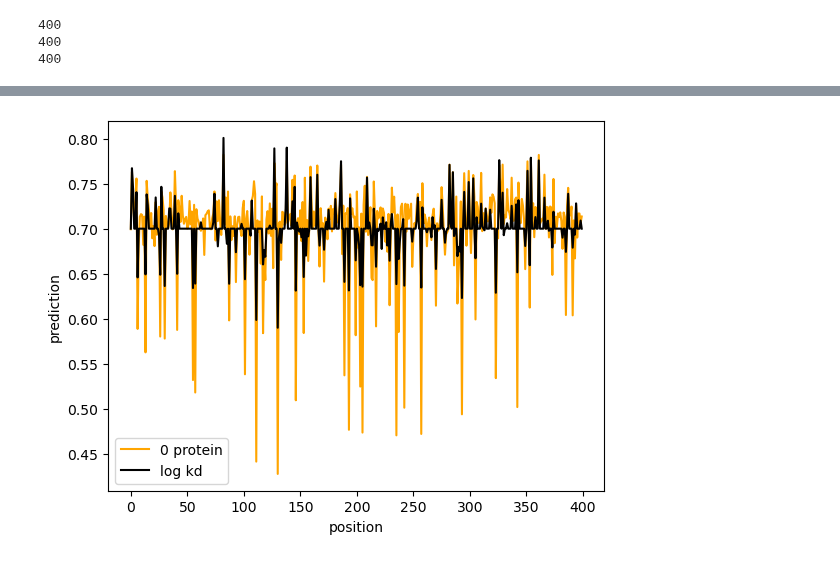
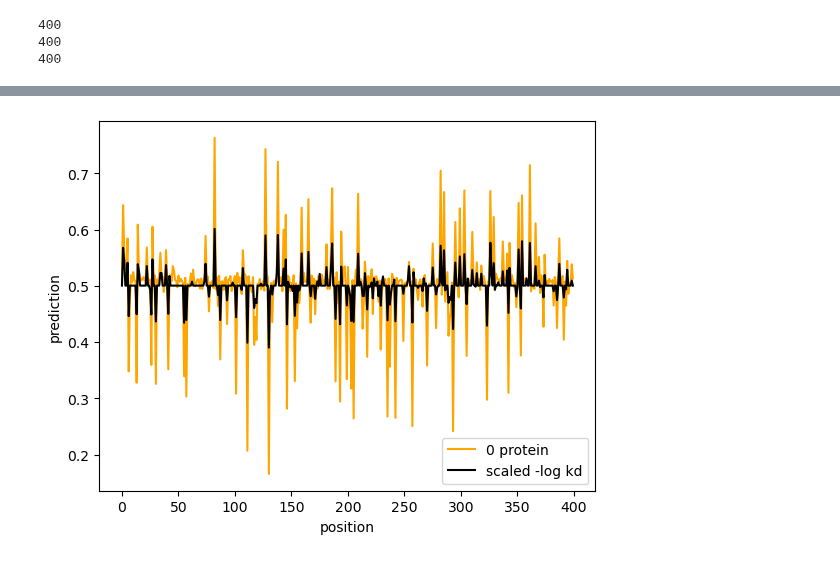
Before and after one commit to JoshuaGensel/MIME_ML, a Jupyter notebook: src/simFiles/deepModelTest.ipynb, the cells around one changed output, grey strips where cells are left out. Saved outputs shown, nothing was run; the diff lists cells and outputs as text; code cells hidden in the pictures.

Commit message:
improved deep model test

```diff
--- a/src/simFiles/deepModelTest.ipynb
+++ b/src/simFiles/deepModelTest.ipynb
@@ -39,12 +39,12 @@ train_dataset = TensorDataset(X_train, y_train)
 test_dataset = TensorDataset(X_test, y_test)
 # %%
 #set model parameters
-batch_size = 64
+batch_size = 128
 learning_rate = 0.001
-num_epochs = 10
-lambda_l2 = 0.001
+num_epochs = 20
+lambda_l1 = 0.0001
 size_factor_hidden = 10
-bottle_neck_factor = 1/size_factor_hidden
+bottle_neck_factor = 2/size_factor_hidden
 # %%
 #load data into torch dataloaders
 train_loader = DataLoader(train_dataset, batch_size=batch_size, shuffle=True)
@@ -68,16 +68,19 @@ class Net(nn.Module):
         self.fc1 = nn.Linear(input_dim, input_dim*size_factor_hidden)
         #second layer with inputdim*size_factor_hidden input neurons and inputdim*size_factor_hidden output neurons
         self.fc2 = nn.Linear(input_dim*size_factor_hidden, input_dim*size_factor_hidden)
-        #third layer with inputdim*size_factor_hidden input neurons and inputdim output neurons
-        self.fc3 = nn.Linear(input_dim*size_factor_hidden, int(input_dim*size_factor_hidden*bottle_neck_factor))
-        #fourth layer with inputdim input neurons and output_dim output neurons
-        self.fc4 = nn.Linear(int(input_dim*size_factor_hidden*bottle_neck_factor), output_dim)
+        #third layer with inputdim*size_factor_hidden input neurons and inputdim*size_factor_hidden output neurons
+        self.fc3 = nn.Linear(input_dim*size_factor_hidden, input_dim*size_factor_hidden)
+        #fourth layer with inputdim*size_factor_hidden input neurons and inputdim output neurons
+        self.fc4 = nn.Linear(input_dim*size_factor_hidden, int(input_dim*size_factor_hidden*bottle_neck_factor))
+        #fifth layer with inputdim input neurons and output_dim output neurons
+        self.fc5 = nn.Linear(int(input_dim*size_factor_hidden*bottle_neck_factor), output_dim)
 
     def forward(self, x):
         x = F.relu(self.fc1(x))
         x = F.relu(self.fc2(x))
         x = F.relu(self.fc3(x))
-        x = torch.sigmoid(self.fc4(x))
+        x = F.relu(self.fc4(x))
+        x = torch.sigmoid(self.fc5(x))
         return x
 # %%
 #initialize model
@@ -92,8 +96,8 @@ Net(
 )
 # %%
-#set loss function and adam optimizer with l2 regularization
+#set loss function and adam optimizer
 criterion = nn.BCELoss()
-optimizer = optim.Adam(model.parameters(), lr=learning_rate, weight_decay=lambda_l2)
+optimizer = optim.Adam(model.parameters(), lr=learning_rate)
 # %%
 #import tqdm notebook for progress bar
 from tqdm import tqdm
@@ -101,6 +105,7 @@ from tqdm import tqdm
 #train model on gpu and track training and test loss
 train_losses = []
 test_losses = []
+batch_losses = []
 for epoch in range(num_epochs):
     print('Epoch {}/{}'.format(epoch+1, num_epochs))
     train_loss = 0
@@ -110,16 +115,20 @@ for epoch in range(num_epochs):
         data, target = data.to(device), target.to(device)
         optimizer.zero_grad()
         output = model(data)
-        loss = criterion(output, target)
+        l1_norm = 0
+        for param in model.parameters():
+            l1_norm += torch.norm(param, 1)
+        loss = criterion(output, target) + lambda_l1*l1_norm
         loss.backward()
         optimizer.step()
         train_loss += loss.item()
+        batch_losses.append(loss.item())
     train_losses.append(train_loss/len(train_loader))
     model.eval()
     for data, target in tqdm(test_loader):
         data, target = data.to(device), target.to(device)
         output = model(data)
-        loss = criterion(output, target)
+        loss = criterion(output, target) + lambda_l1*l1_norm
         test_loss += loss.item()
     test_losses.append(test_loss/len(test_loader))
 # %% [output]
@@ -235,14 +295,14 @@ plt.show()
 # %%
 #lineplot of predictionsZeroConc
 sns.lineplot(x=np.arange(0, len(predictionsZeroConc)), y=predictionsZeroConc, label='0 protein', color='orange')
 #add (-log(kd) + mean)/variance of predictionsZeroConc
 
-sns.lineplot(x=np.arange(0, len(predictionsZeroConc)), y=-np.log10(kds)/10+np.mean(predictionsZeroConc), label='log kd', color='black')
+sns.lineplot(x=np.arange(0, len(predictionsZeroConc)), y=-np.log10(kds)/10+np.mean(predictionsZeroConc), label='scaled -log kd', color='black')
 plt.xlabel('position')
 plt.ylabel('prediction')
 plt.show()
 # %% [output]
-[figure, old version]
+[figure, new version]
 # %%
 #save inferred probabilities for all protein concentration combinations
 
```
Also changed, not shown: parts of 12 cells of this notebook, 1 other file.
